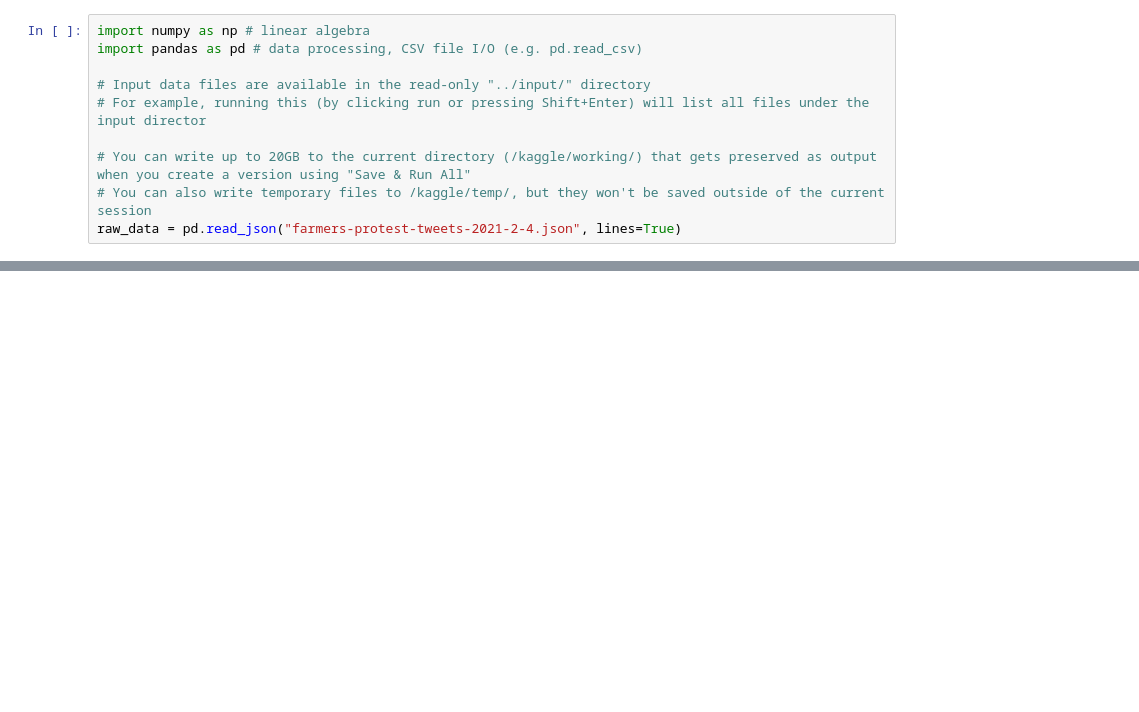
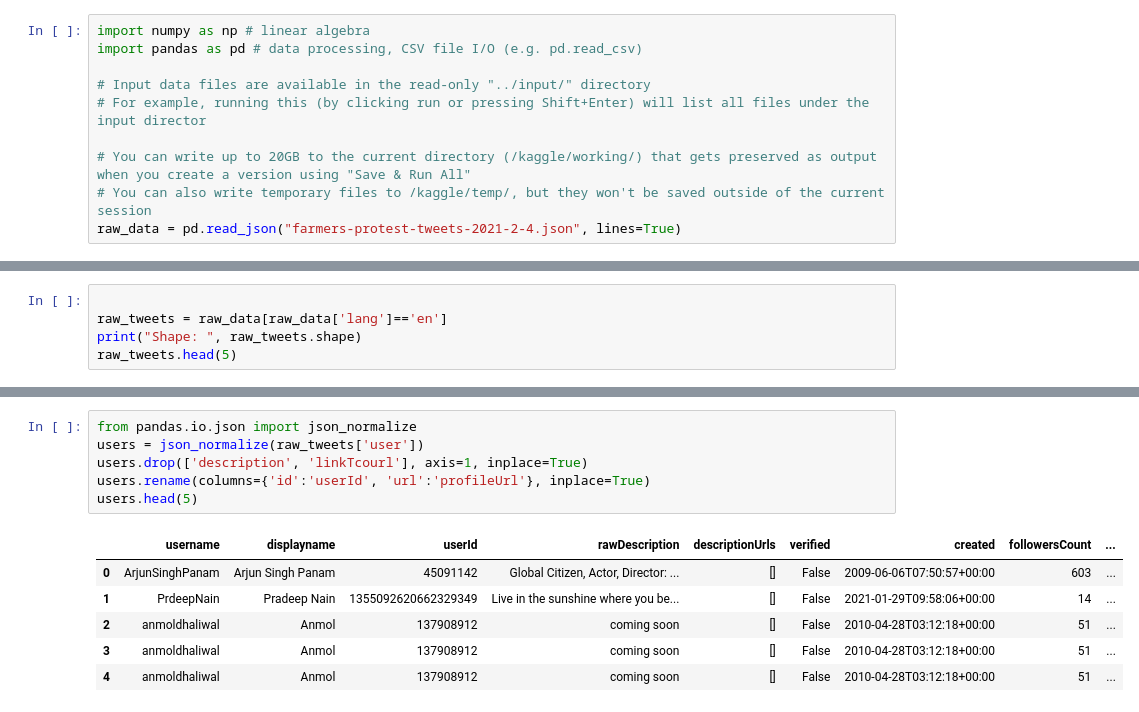
Before and after one commit to nerrazuriz/diagnosisCapstone, a Jupyter notebook: main.ipynb, the cells around one changed output, grey strips where cells are left out. Drawn from its saved outputs; the diff is of its cells as text; blank space fills up the shorter version.

```diff
--- a/main.ipynb
+++ b/main.ipynb
@@ -13,0 +11,5 @@ TypeError: 'module' object is not subscriptable
+# %%
+
+raw_tweets = raw_data[raw_data['lang']=='en']
+print("Shape: ", raw_tweets.shape)
+raw_tweets.head(5)
@@ -13,0 +25,13 @@ TypeError: 'module' object is not subscriptable
+# %%
+from pandas.io.json import json_normalize
+users = json_normalize(raw_tweets['user'])
+users.drop(['description', 'linkTcourl'], axis=1, inplace=True)
+users.rename(columns={'id':'userId', 'url':'profileUrl'}, inplace=True)
+users.head(5)
+# %% [output]
+|  | username | displayname | userId | rawDescription | descriptionUrls | verified | created | followersCount | ... |
+| 0 | ArjunSinghPanam | Arjun Singh Panam | 45091142 | Global Citizen, Actor, Director: ... | [] | False | 2009-06-06T07:50:57+00:00 | 603 | ... |
+| 1 | PrdeepNain | Pradeep Nain | 1355092620662329349 | Live in the sunshine where you be... | [] | False | 2021-01-29T09:58:06+00:00 | 14 | ... |
+| 2 | anmoldhaliwal | Anmol | 137908912 | coming soon | [] | False | 2010-04-28T03:12:18+00:00 | 51 | ... |
+| 3 | anmoldhaliwal | Anmol | 137908912 | coming soon | [] | False | 2010-04-28T03:12:18+00:00 | 51 | ... |
+| 4 | anmoldhaliwal | Anmol | 137908912 | coming soon | [] | False | 2010-04-28T03:12:18+00:00 | 51 | ... |
```
Also changed, not shown: parts of 3 cells of this notebook.
